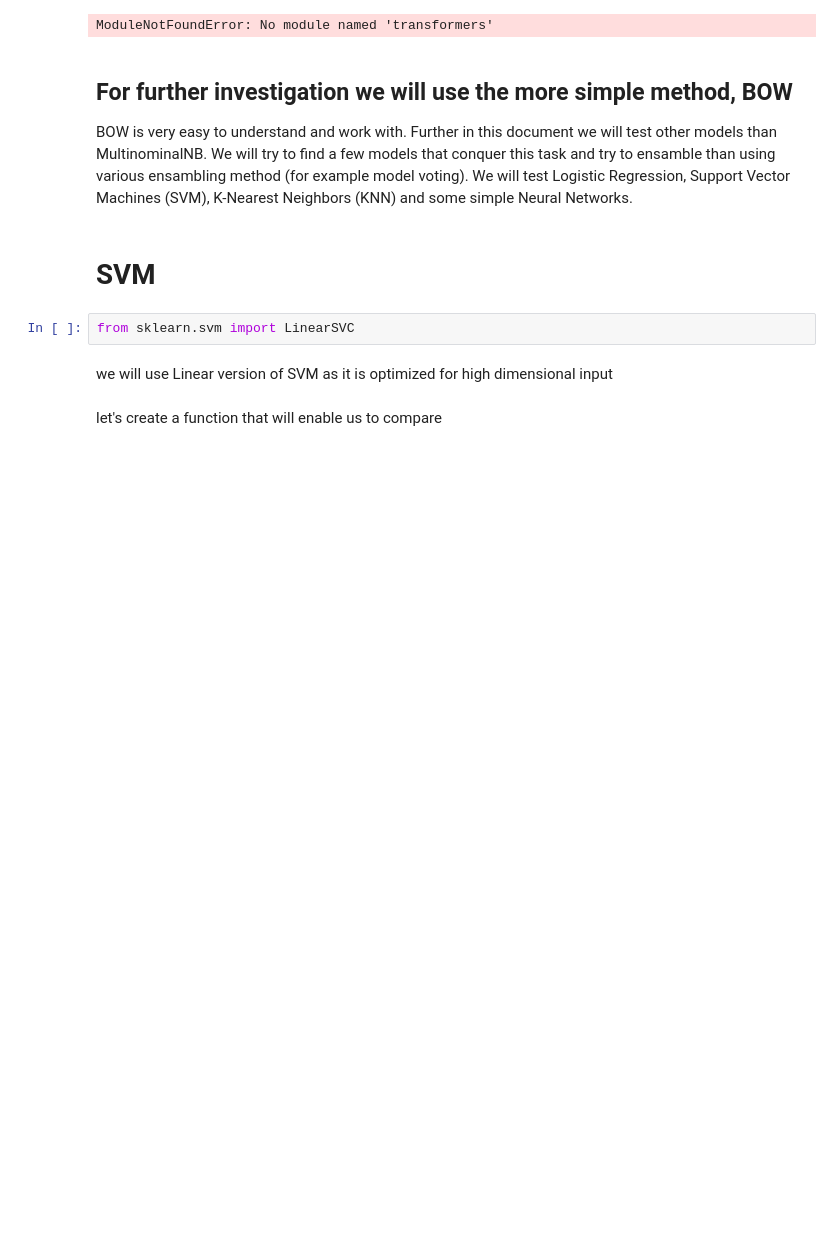
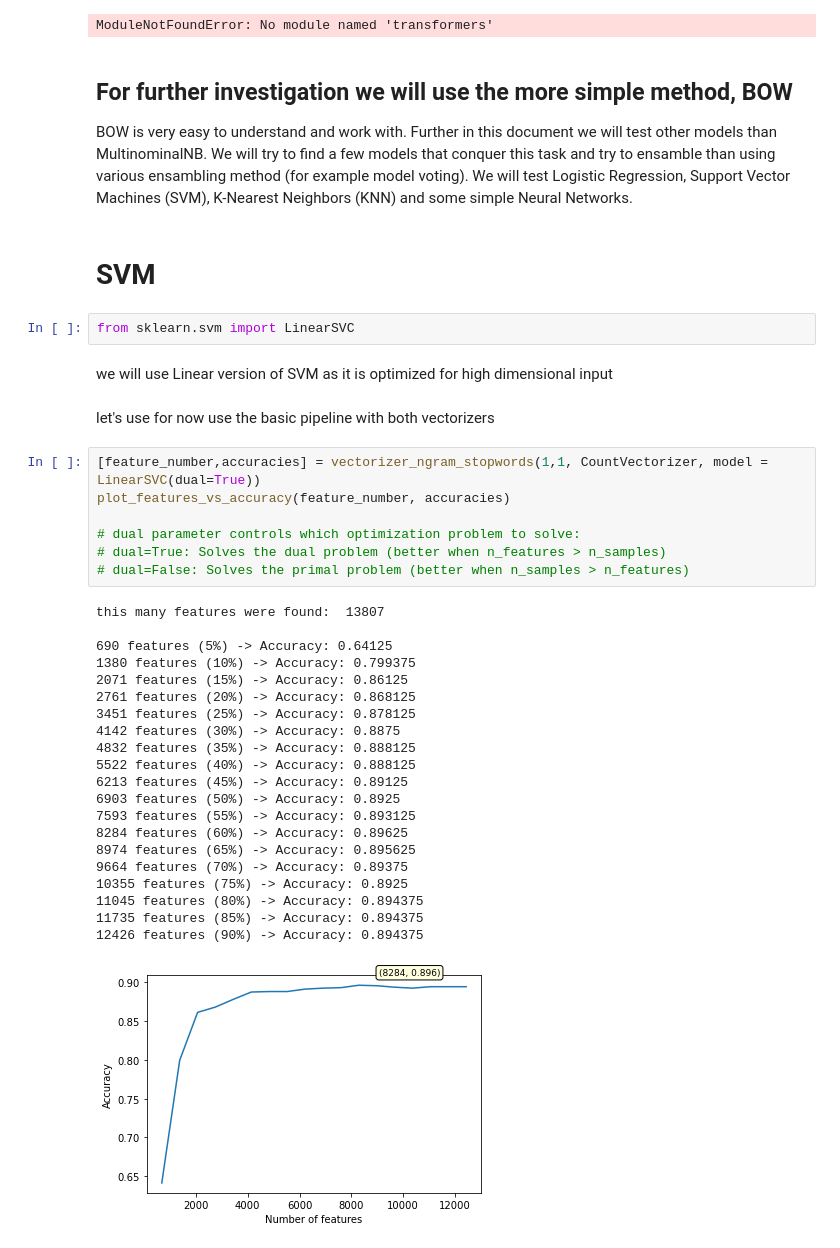
Before and after one commit to michalwietecki/text-emotion-classification, a Jupyter notebook: classification.ipynb, the cells around one changed output. Cells and saved outputs as stored; diff of their text form; blank space fills up the shorter version.

Commit message:
added LinearSVC

```diff
--- a/classification.ipynb
+++ b/classification.ipynb
@@ -849,4 +886,33 @@ BOW is very easy to understand and work with. Further in this document we will t
 from sklearn.svm import LinearSVC
 # %% [markdown]
 we will use Linear version of SVM as it is optimized for high dimensional input<br><br>
-let's create a function that will enable us to compare
+let's use for now use the basic pipeline with both vectorizers
+# %%
+[feature_number,accuracies] = vectorizer_ngram_stopwords(1,1, CountVectorizer, model = LinearSVC(dual=True))
+plot_features_vs_accuracy(feature_number, accuracies)
+
+# dual parameter controls which optimization problem to solve:
+# dual=True: Solves the dual problem (better when n_features > n_samples)
+# dual=False: Solves the primal problem (better when n_samples > n_features)
+# %% [output]
+this many features were found:  13807
+
+690 features (5%) -> Accuracy: 0.64125
+1380 features (10%) -> Accuracy: 0.799375
+2071 features (15%) -> Accuracy: 0.86125
+2761 features (20%) -> Accuracy: 0.868125
+3451 features (25%) -> Accuracy: 0.878125
+4142 features (30%) -> Accuracy: 0.8875
+4832 features (35%) -> Accuracy: 0.888125
+5522 features (40%) -> Accuracy: 0.888125
+6213 features (45%) -> Accuracy: 0.89125
+6903 features (50%) -> Accuracy: 0.8925
+7593 features (55%) -> Accuracy: 0.893125
+8284 features (60%) -> Accuracy: 0.89625
+8974 features (65%) -> Accuracy: 0.895625
+9664 features (70%) -> Accuracy: 0.89375
+10355 features (75%) -> Accuracy: 0.8925
+11045 features (80%) -> Accuracy: 0.894375
+11735 features (85%) -> Accuracy: 0.894375
+12426 features (90%) -> Accuracy: 0.894375
+[figure, added]
```
Also changed, not shown: parts of 11 cells of this notebook.
